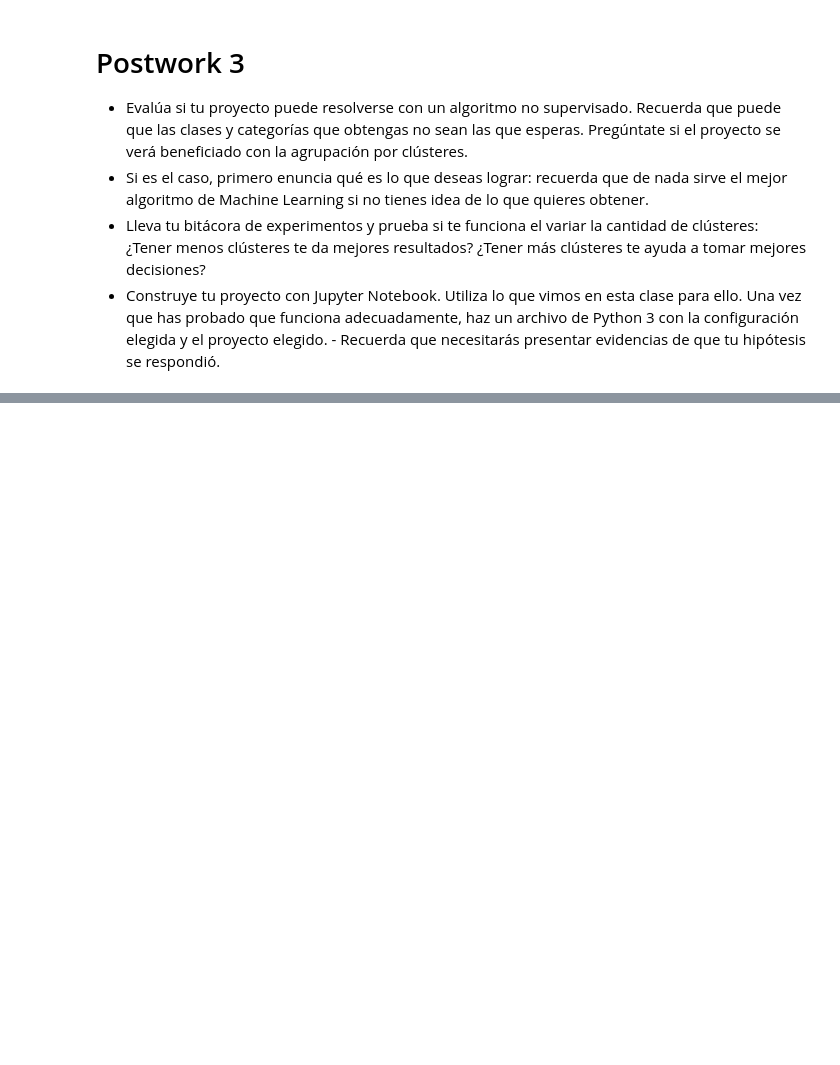
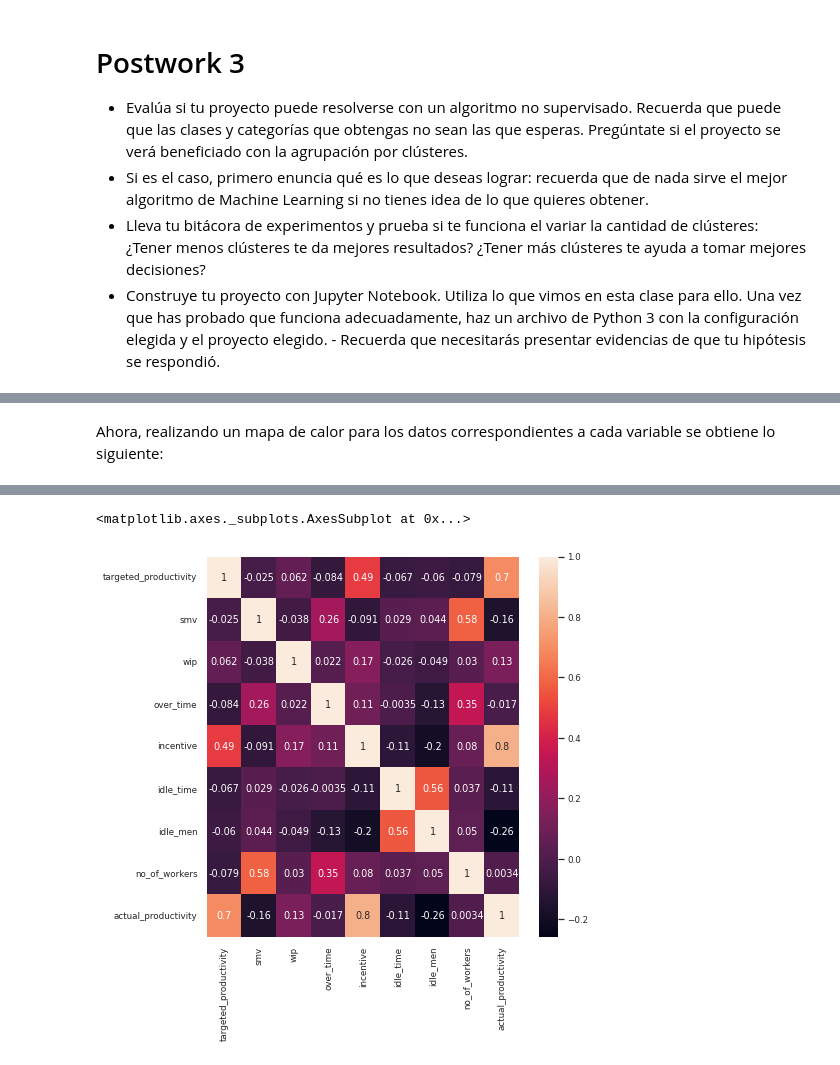
Before and after one commit to 450fausto/Productivity, a Jupyter notebook: Proyecto_Fase3_mod2_Part1.ipynb, the cells around one changed output, grey strips where cells are left out. Saved outputs shown, nothing was run; the diff lists cells and outputs as text; code cells hidden in the pictures; blank space fills up the shorter version.

```diff
--- a/Proyecto_Fase3_mod2_Part1.ipynb
+++ b/Proyecto_Fase3_mod2_Part1.ipynb
@@ -189,6 +237,11 @@ La intención de este postwork es crear módulos de separación, evaluación y v
 # %%
 df_sweing=df[df.department=='sweing']
 df_finishing=df[df.department=='finishing']
+# %% [markdown]
+Ahora, realizando un mapa de calor para los datos correspondientes a cada variable se obtiene lo siguiente:
 # %%
-df_finishing[['targeted_productivity', 'smv', 'wip', 'over_time', 'incentive', 'idle_time', 'idle_men', 'no_of_workers', 'actual_productivity']].corr()
+# Departamento de costura
+df_sweing_corr=df_sweing[['targeted_productivity', 'smv', 'wip', 'over_time', 'incentive', 'idle_time', 'idle_men', 'no_of_workers', 'actual_productivity']].corr()
+sns.set(style='white', font_scale=0.8, rc={'figure.figsize':(7,7)})
+sns.heatmap(df_sweing_corr, annot=True)
 # %% [output]
@@ -204,0 +248,2 @@ df_finishing[['targeted_productivity', 'smv', 'wip', 'over_time', 'incentive', '
+<matplotlib.axes._subplots.AxesSubplot at 0x...>
+[figure, added]
```
Also changed, not shown: parts of 21 cells of this notebook.
